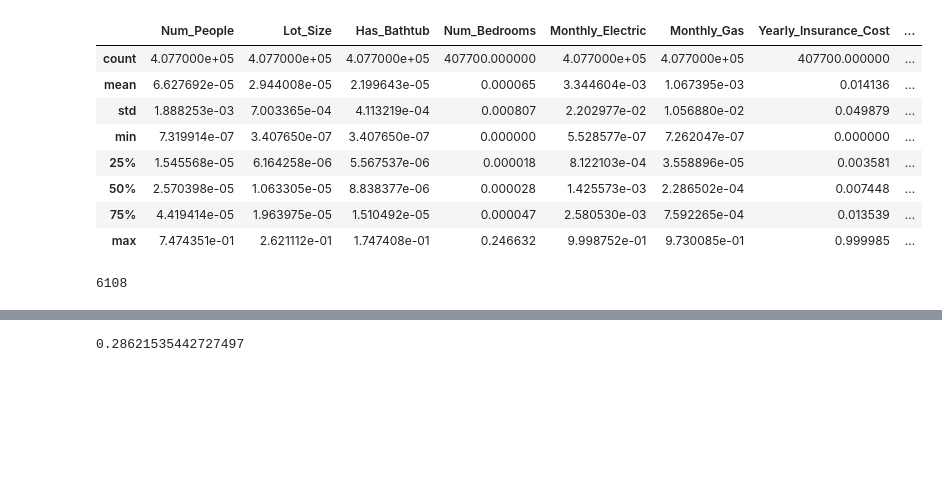
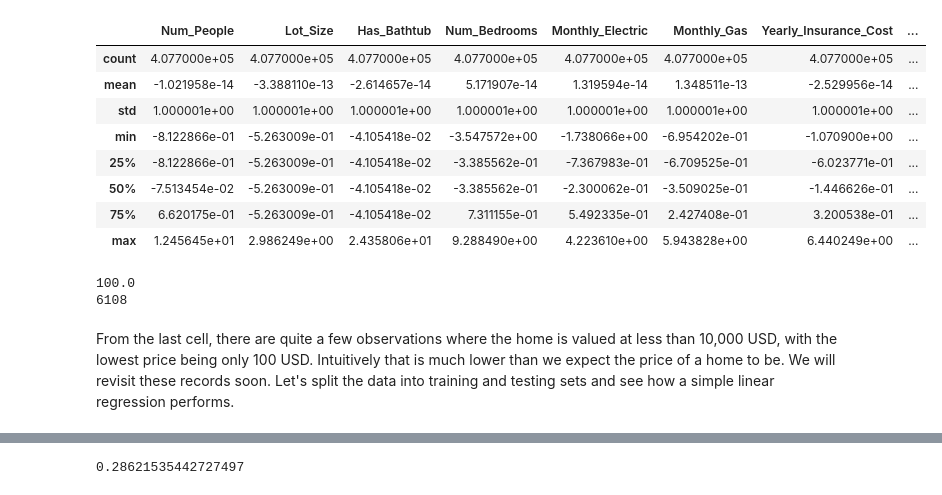
Before and after one commit to hbrumley/Home_Value_Analysis, a Jupyter notebook: Capstone_Housing.ipynb, the cells around one changed output, grey strips where cells are left out. Saved outputs shown, nothing was run; the diff lists cells and outputs as text; code cells hidden in the pictures; blank space fills up the shorter version.

Commit message:
Extended notebook, fixed markdown in proposal

```diff
--- a/Capstone_Housing.ipynb
+++ b/Capstone_Housing.ipynb
@@ -23,10 +25,10 @@ colnames = ["ST", "NP", "ACR", "BATH", "BDSP", "ELEP", "GASP", "INSP",
               "FINCP", "HINCP"]
 readable_names = ["State", "Num_People", "Lot_Size", "Has_Bathtub", "Num_Bedrooms",
                   "Monthly_Electric", "Monthly_Gas", "Yearly_Insurance_Cost", "Num_Rooms",
-                  "Has_Hot_Water", "Has_Sink", "Value", "Num_Vehicles",
+                  "Has_Hot_Water", "Has_Sink", "Price", "Num_Vehicles",
                   "Yearly_Water", "Year_Built", "Family_Income", "Household_Income"]
 
-cols = dat[colnames].copy()
+cols = dat[colnames]
 
 cols.columns = readable_names
 
@@ -47,6 +54,7 @@ cols.describe()
 # %%
 cols = pd.get_dummies(cols, columns = ["State"])
 readable_names = readable_names[1:]
-readable_names.extend(["NY", "ND", "TX", "WY"])
+states =["NY", "ND", "TX", "WY"]
+readable_names.extend(states)
 cols.columns = readable_names
 # %% [markdown]
@@ -82,0 +100,6 @@ cols.rename(columns={"Year_Built":"Age"}, inplace = True)
+# %%
+for col in ["Monthly_Electric", "Monthly_Gas", "Yearly_Insurance_Cost", "Yearly_Water"]:
+    cols.loc[:,col] *= dat.loc[cols.index, 'ADJHSG'] * 10**-6
+
+for col in ["Family_Income", "Household_Income"]:
+    cols.loc[:,col] *= dat.loc[cols.index, 'ADJINC'] * 10**-6
@@ -83,18 +110,19 @@ cols.rename(columns={"Year_Built":"Age"}, inplace = True)
 # %%
-Y = cols.Value.copy()
-X_names = [c for c in cols.columns if c != "Value"]
-X = cols[X_names].copy()
+cols.reset_index(drop=True, inplace=True)
+Y = cols.Price
+X_names = [c for c in cols.columns if c != "Price"]
+X = cols[X_names]
 # %%
-X = pd.DataFrame(preprocessing.normalize(X))
+X = pd.DataFrame(preprocessing.scale(X))
 X.columns = X_names
 X.describe()
 # %% [output]
 |  | Num_People | Lot_Size | Has_Bathtub | Num_Bedrooms | Monthly_Electric | Monthly_Gas | Yearly_Insurance_Cost | ... |
-| count | 4.077000e+05 | 4.077000e+05 | 4.077000e+05 | 407700.000000 | 4.077000e+05 | 4.077000e+05 | 407700.000000 | ... |
-| mean | 6.627692e-05 | 2.944008e-05 | 2.199643e-05 | 0.000065 | 3.344604e-03 | 1.067395e-03 | 0.014136 | ... |
-| std | 1.888253e-03 | 7.003365e-04 | 4.113219e-04 | 0.000807 | 2.202977e-02 | 1.056880e-02 | 0.049879 | ... |
-| min | 7.319914e-07 | 3.407650e-07 | 3.407650e-07 | 0.000000 | 5.528577e-07 | 7.262047e-07 | 0.000000 | ... |
-| 25% | 1.545568e-05 | 6.164258e-06 | 5.567537e-06 | 0.000018 | 8.122103e-04 | 3.558896e-05 | 0.003581 | ... |
-| 50% | 2.570398e-05 | 1.063305e-05 | 8.838377e-06 | 0.000028 | 1.425573e-03 | 2.286502e-04 | 0.007448 | ... |
-| 75% | 4.419414e-05 | 1.963975e-05 | 1.510492e-05 | 0.000047 | 2.580530e-03 | 7.592265e-04 | 0.013539 | ... |
-| max | 7.474351e-01 | 2.621112e-01 | 1.747408e-01 | 0.246632 | 9.998752e-01 | 9.730085e-01 | 0.999985 | ... |
+| count | 4.077000e+05 | 4.077000e+05 | 4.077000e+05 | 4.077000e+05 | 4.077000e+05 | 4.077000e+05 | 4.077000e+05 | ... |
+| mean | -1.021958e-14 | -3.388110e-13 | -2.614657e-14 | 5.171907e-14 | 1.319594e-14 | 1.348511e-13 | -2.529956e-14 | ... |
+| std | 1.000001e+00 | 1.000001e+00 | 1.000001e+00 | 1.000001e+00 | 1.000001e+00 | 1.000001e+00 | 1.000001e+00 | ... |
+| min | -8.122866e-01 | -5.263009e-01 | -4.105418e-02 | -3.547572e+00 | -1.738066e+00 | -6.954202e-01 | -1.070900e+00 | ... |
+| 25% | -8.122866e-01 | -5.263009e-01 | -4.105418e-02 | -3.385562e-01 | -7.367983e-01 | -6.709525e-01 | -6.023771e-01 | ... |
+| 50% | -7.513454e-02 | -5.263009e-01 | -4.105418e-02 | -3.385562e-01 | -2.300062e-01 | -3.509025e-01 | -1.446626e-01 | ... |
+| 75% | 6.620175e-01 | -5.263009e-01 | -4.105418e-02 | 7.311155e-01 | 5.492335e-01 | 2.427408e-01 | 3.200538e-01 | ... |
+| max | 1.245645e+01 | 2.986249e+00 | 2.435806e+01 | 9.288490e+00 | 4.223610e+00 | 5.943828e+00 | 6.440249e+00 | ... |
@@ -103,4 +129,8 @@ Y.reset_index(inplace = True, drop = True)
-# %%
-sum(Y < 10000)
-# %% [output]
-6108
+# %%
+print(Y.min())
+print(sum(Y < 10000))
+# %% [output]
+100.0
+6108
+# %% [markdown]
+From the last cell, there are quite a few observations where the home is valued at less than 10,000 USD, with the lowest price being only 100 USD. Intuitively that is much lower than we expect the price of a home to be. We will revisit these records soon. Let's split the data into training and testing sets and see how a simple linear regression performs.
```
Also changed, not shown: parts of 50 cells of this notebook, 1 other file.
